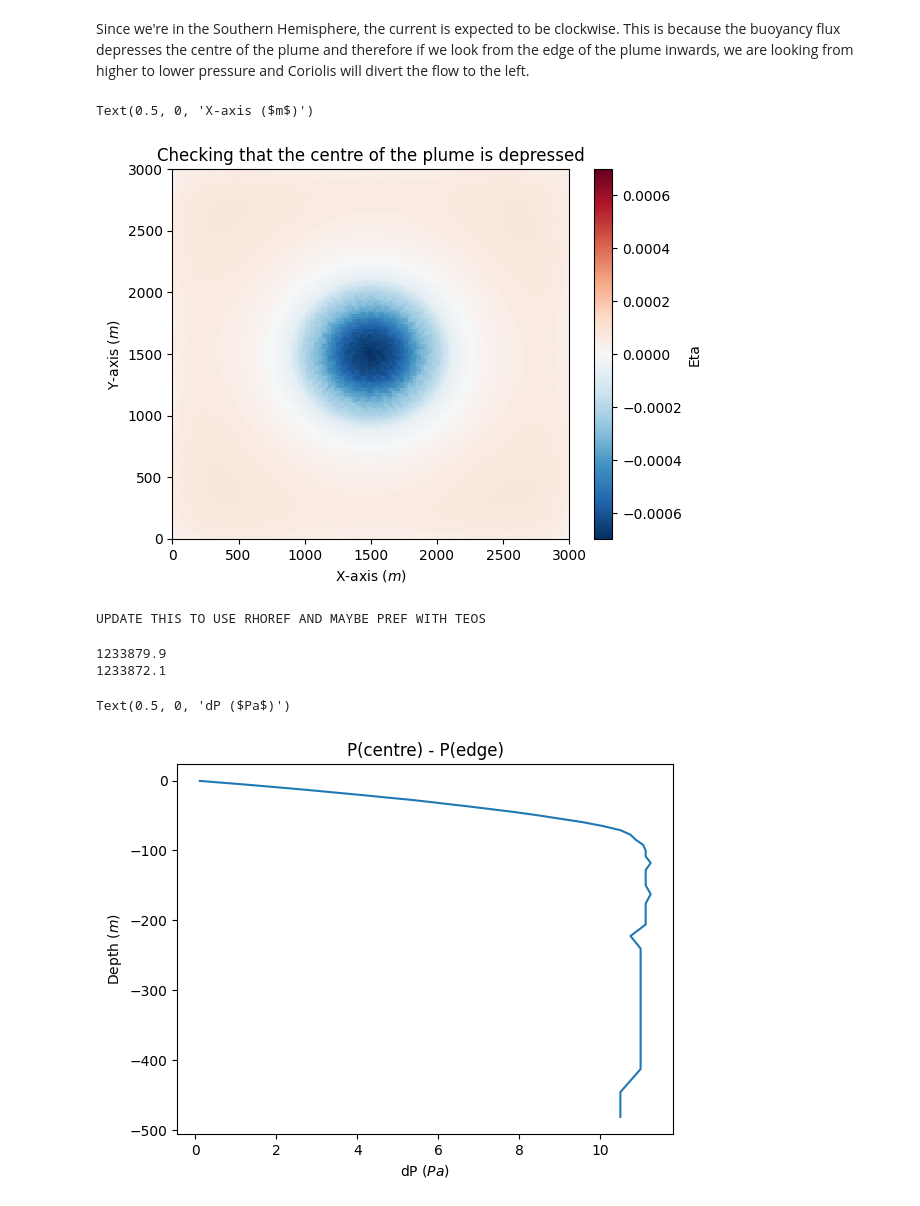
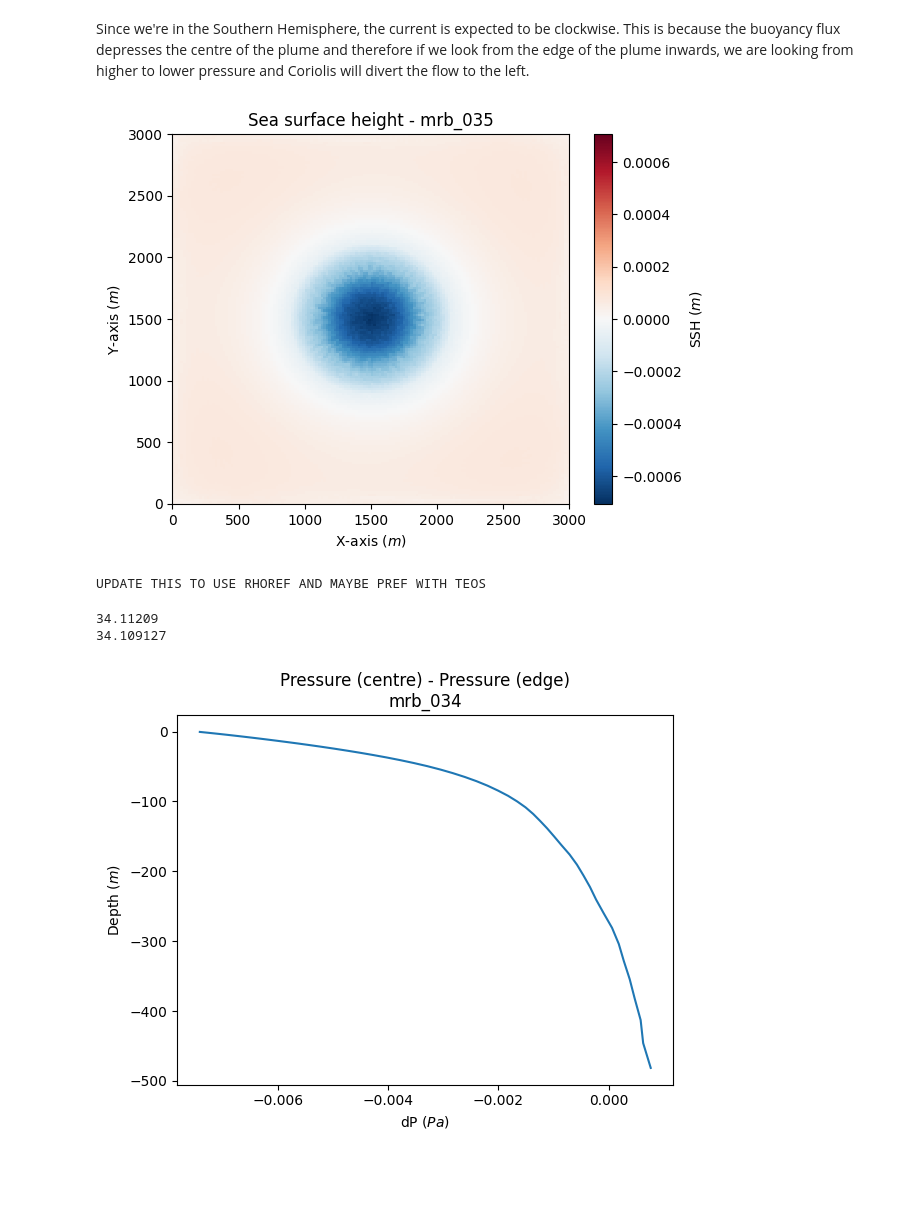
Before and after one commit to rowanjb/model_analyses, a Jupyter notebook: plot_ring_current.ipynb, the cells around one changed output. Cells and saved outputs as stored; diff of their text form; code cells hidden in the pictures; blank space fills up the shorter version.

```diff
--- a/plot_ring_current.ipynb
+++ b/plot_ring_current.ipynb
@@ -57,13 +56,13 @@ Since we're in the Southern Hemisphere, the current is expected to be clockwise.
 # %%
 # Plotting the sea surface height
 fig, ax = plt.subplots()
-xr.plot.pcolormesh(ds['Eta'],ax=ax)
-ax.set_title('Checking that the centre of the plume is depressed')
+xr.plot.pcolormesh(ds['Eta'],ax=ax,cbar_kwargs={'label':'SSH ($m$)'})
+ax.set_title('Sea surface height - mrb_035')
 ax.set_ylabel('Y-axis ($m$)')
 ax.set_xlabel('X-axis ($m$)')
+plt.savefig('SSH_mrb_035.png',dpi=1200)
 # %% [output]
-Text(0.5, 0, 'X-axis ($m$)')
-[figure, old version]
+[figure, new version]
 # %%
 # Checking isobars
 ds = bma.open_mitgcm_output_all_vars('../../../work/projects/p_so-clim/GCM_data/RowanMITgcm/mrb_034')
@@ -72,15 +71,18 @@ ds = bma.calculate_pressure(ds,g=9.81) # Note I *think* g is correct and I *thin
 UPDATE THIS TO USE RHOREF AND MAYBE PREF WITH TEOS
 # %%
 fig, ax = plt.subplots()
-p_anom = ds['p'].isel(YC=75,XC=75,time=300) - ds['p'].isel(YC=140,XC=140,time=300)
+p_anom = ds['PH'].isel(YC=75,XC=75) - ds['PH'].isel(YC=140,XC=140)
+print(ds['PH'].isel(YC=140,XC=140).mean().values)
+print(ds['PH'].isel(YC=75,XC=75).mean().values)
 p_anom.plot(ax=ax,y='Z')
-ax.set_title('P(centre) - P(edge)')
+ax.set_title('Pressure (centre) - Pressure (edge)\nmrb_034')
 ax.set_ylabel('Depth ($m$)')
 ax.set_xlabel('dP ($Pa$)')
+plt.savefig('pressure_anom_mrb_034.png',dpi=1200)
 
 #...... I'm realising that beta is wrong D'OH
+#...... There is a clear thermal wind (geostrophic shear)
 # %% [output]
-1233879.9
-1233872.1
+34.11209
+34.109127
-Text(0.5, 0, 'dP ($Pa$)')
-[figure, old version]
+[figure, new version]
```
Also changed, not shown: parts of 3 cells of this notebook, 3 other files.
